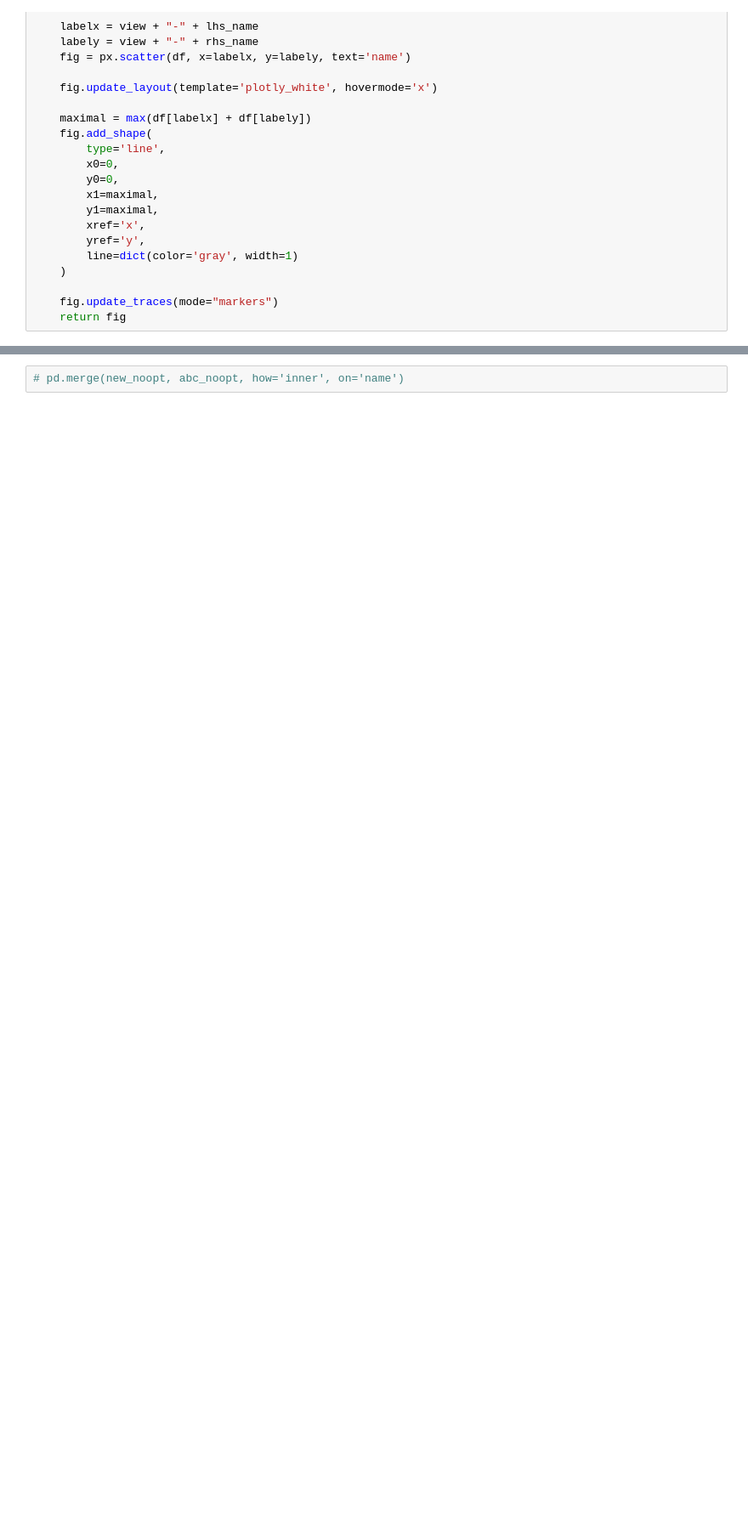
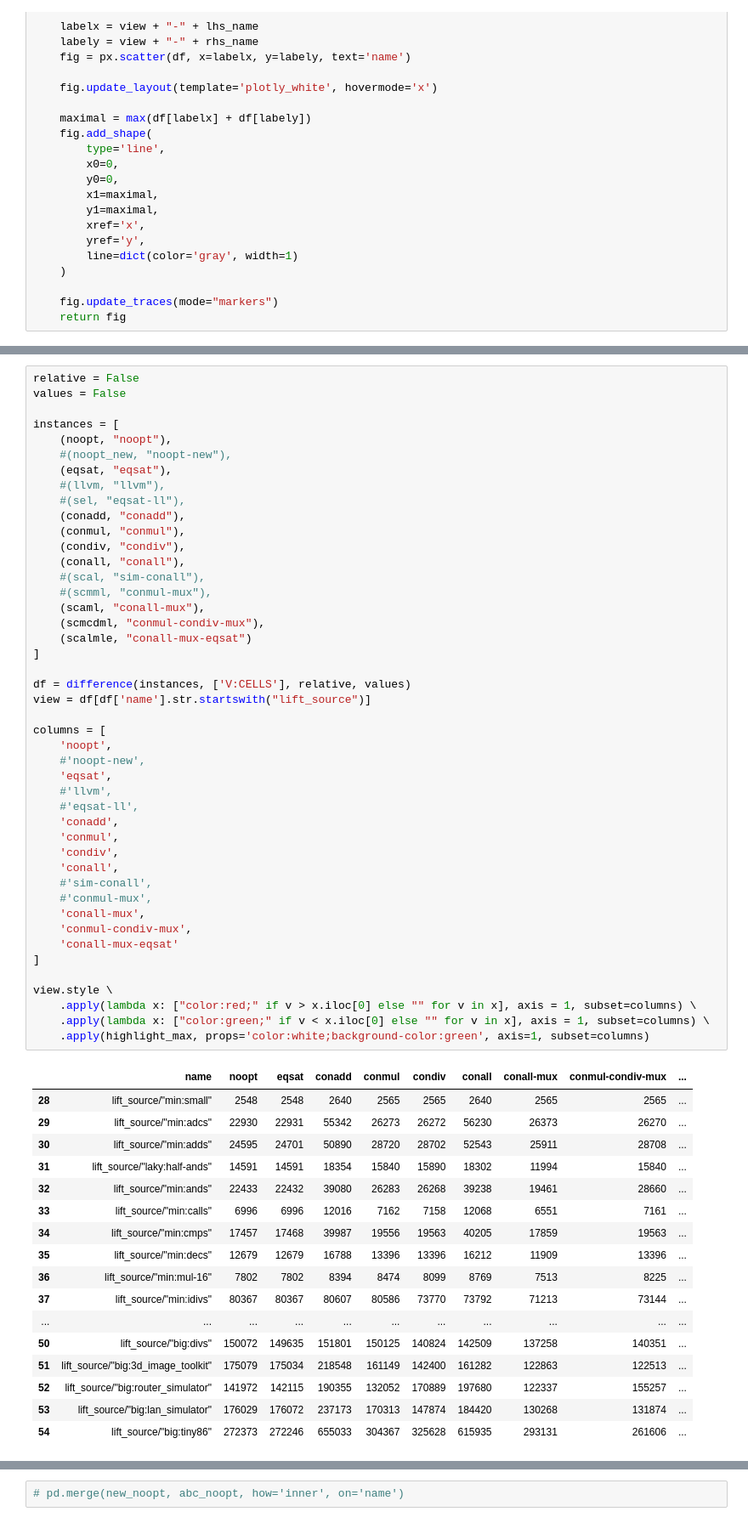
Before and after one commit to trailofbits/circuitous-benchmarks, a Jupyter notebook: scripts/stats.ipynb, the cells around one changed output, grey strips where cells are left out. Shown: that part at 85% size. Cells and saved outputs as stored; diff of their text form; blank space fills up the shorter version.

```diff
--- a/scripts/stats.ipynb
+++ b/scripts/stats.ipynb
@@ -64 +162,64 @@ def scatter(lhs, rhs, view):
+# %%
+relative = False
+values = False
+
+instances = [
+    (noopt, "noopt"),
+    #(noopt_new, "noopt-new"),
+    (eqsat, "eqsat"),
+    #(llvm, "llvm"),
+    #(sel, "eqsat-ll"),
+    (conadd, "conadd"),
+    (conmul, "conmul"),
+    (condiv, "condiv"),
+    (conall, "conall"),
+    #(scal, "sim-conall"),
+    #(scmml, "conmul-mux"),
+    (scaml, "conall-mux"),
+    (scmcdml, "conmul-condiv-mux"),
+    (scalmle, "conall-mux-eqsat")
+]
+
+df = difference(instances, ['V:CELLS'], relative, values)
+view = df[df['name'].str.startswith("lift_source")]
+
+columns = [
+    'noopt',
+    #'noopt-new',
+    'eqsat',
+    #'llvm',
+    #'eqsat-ll',
+    'conadd',
+    'conmul',
+    'condiv',
+    'conall',
+    #'sim-conall',
+    #'conmul-mux',
+    'conall-mux',
+    'conmul-condiv-mux',
+    'conall-mux-eqsat'
+]
+
+view.style \
+    .apply(lambda x: ["color:red;" if v > x.iloc[0] else "" for v in x], axis = 1, subset=columns) \
+    .apply(lambda x: ["color:green;" if v < x.iloc[0] else "" for v in x], axis = 1, subset=columns) \
+    .apply(highlight_max, props='color:white;background-color:green', axis=1, subset=columns)
+# %% [output]
+|  | name | noopt | eqsat | conadd | conmul | condiv | conall | conall-mux | conmul-condiv-mux | ... |
+| 28 | lift_source/"min:small" | 2548 | 2548 | 2640 | 2565 | 2565 | 2640 | 2565 | 2565 | ... |
+| 29 | lift_source/"min:adcs" | 22930 | 22931 | 55342 | 26273 | 26272 | 56230 | 26373 | 26270 | ... |
+| 30 | lift_source/"min:adds" | 24595 | 24701 | 50890 | 28720 | 28702 | 52543 | 25911 | 28708 | ... |
+| 31 | lift_source/"laky:half-ands" | 14591 | 14591 | 18354 | 15840 | 15890 | 18302 | 11994 | 15840 | ... |
+| 32 | lift_source/"min:ands" | 22433 | 22432 | 39080 | 26283 | 26268 | 39238 | 19461 | 28660 | ... |
+| 33 | lift_source/"min:calls" | 6996 | 6996 | 12016 | 7162 | 7158 | 12068 | 6551 | 7161 | ... |
+| 34 | lift_source/"min:cmps" | 17457 | 17468 | 39987 | 19556 | 19563 | 40205 | 17859 | 19563 | ... |
+| 35 | lift_source/"min:decs" | 12679 | 12679 | 16788 | 13396 | 13396 | 16212 | 11909 | 13396 | ... |
+| 36 | lift_source/"min:mul-16" | 7802 | 7802 | 8394 | 8474 | 8099 | 8769 | 7513 | 8225 | ... |
+| 37 | lift_source/"min:idivs" | 80367 | 80367 | 80607 | 80586 | 73770 | 73792 | 71213 | 73144 | ... |
+| ... | ... | ... | ... | ... | ... | ... | ... | ... | ... | ... |
+| 50 | lift_source/"big:divs" | 150072 | 149635 | 151801 | 150125 | 140824 | 142509 | 137258 | 140351 | ... |
+| 51 | lift_source/"big:3d_image_toolkit" | 175079 | 175034 | 218548 | 161149 | 142400 | 161282 | 122863 | 122513 | ... |
+| 52 | lift_source/"big:router_simulator" | 141972 | 142115 | 190355 | 132052 | 170889 | 197680 | 122337 | 155257 | ... |
+| 53 | lift_source/"big:lan_simulator" | 176029 | 176072 | 237173 | 170313 | 147874 | 184420 | 130268 | 131874 | ... |
+| 54 | lift_source/"big:tiny86" | 272373 | 272246 | 655033 | 304367 | 325628 | 615935 | 293131 | 261606 | ... |
 # %%
```
Also changed, not shown: parts of 13 cells of this notebook, 3 other files.
